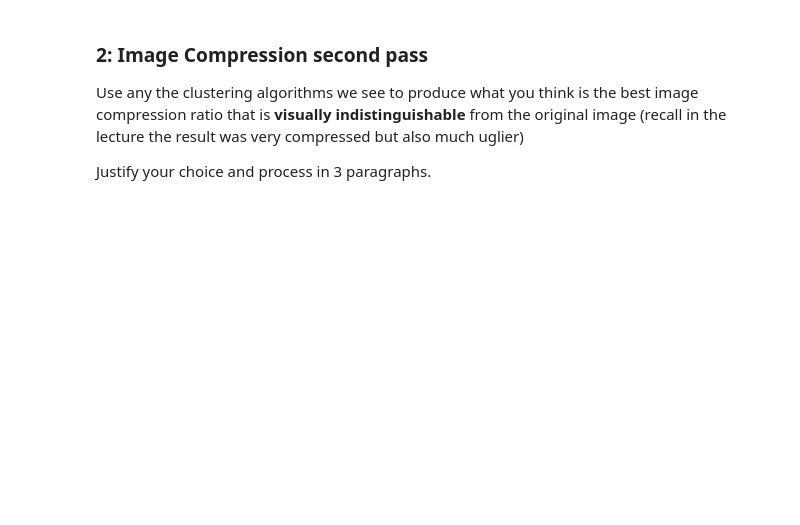
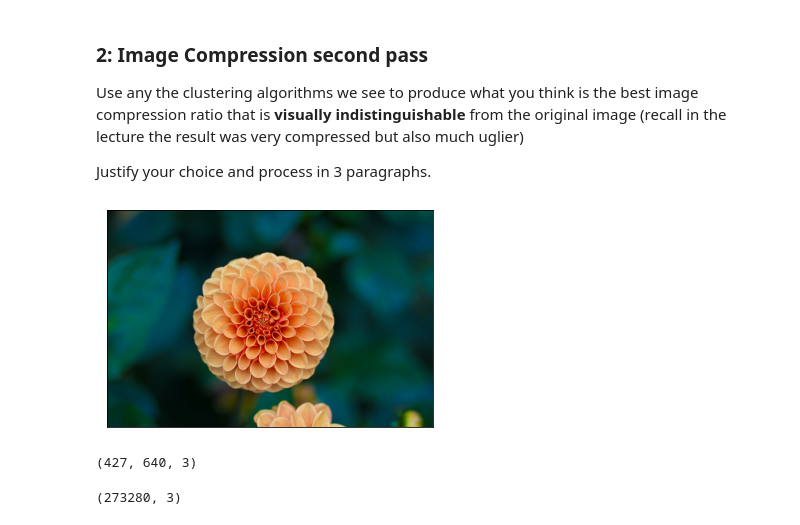
Before and after one commit to cb-ds-1/4-3-clustering, a Jupyter notebook: workshop.ipynb, the cells around one changed output. Cells and saved outputs as stored; diff of their text form; code cells hidden in the pictures; blank space fills up the shorter version.

```diff
--- a/workshop.ipynb
+++ b/workshop.ipynb
@@ -16,3 +58,20 @@ Use K-means clustering on the MNIST dataset (which can be imported with `from sk
 Use any the clustering algorithms we see to produce what you think is the best image compression ratio that is **visually indistinguishable** from the original image (recall in the lecture the result was very compressed but also much uglier)
 
 Justify your choice and process in 3 paragraphs.
+# %%
+flower = load_sample_image("flower.jpg")
+ax = plt.axes(xticks=[], yticks=[]) # erases the ticks
+ax.imshow(flower); # shows the image
+# %% [output]
+[figure, added]
+# %%
+flower.shape
+# height, width, rgb (max points?)
+# %% [output]
+(427, 640, 3)
+# %%
+data = flower / 255 # all points are on a scale of 0 to 255, divide by 255 to make it between 0 and 1 (kmeans likes it)
+data = data.reshape(427 * 640, 3) # ?
+data.shape
+# %% [output]
+(273280, 3)
```
Also changed, not shown: parts of 18 cells of this notebook, 1 other file.
